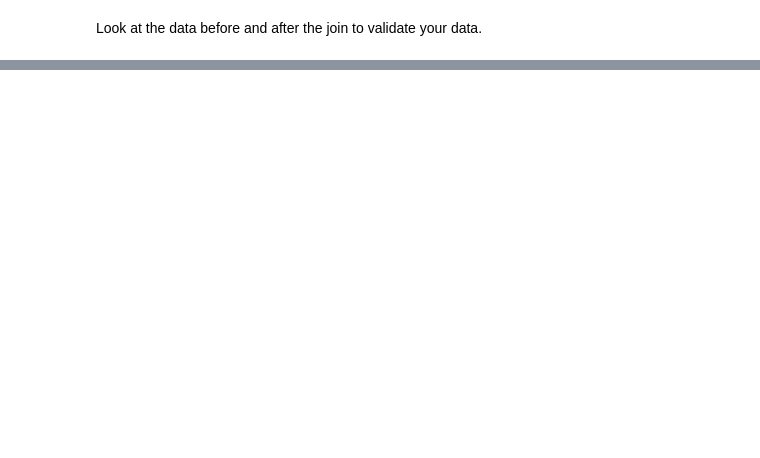
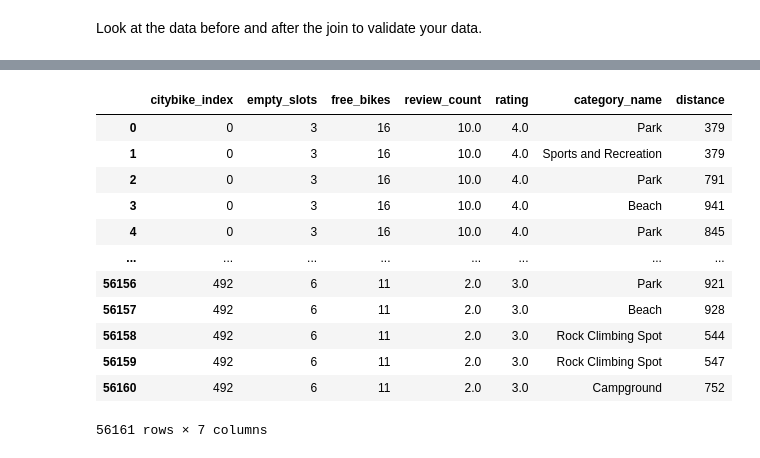
Before and after one commit to Frood-for-Thought/LHL-Statistical-Modelling-with-Python-Project, a Jupyter notebook: notebooks/joining_data.ipynb, the cells around one changed output, grey strips where cells are left out. Drawn from its saved outputs; the diff is of its cells as text; code cells hidden in the pictures; blank space fills up the shorter version.

Commit message:
joined all the tables

```diff
--- a/notebooks/joining_data.ipynb
+++ b/notebooks/joining_data.ipynb
@@ -169,0 +250,7 @@ Look at the data before and after the join to validate your data.
+# %%
+left = bike_df
+right = foursquare_park_df
+bike_fs_df = pd.merge(left, right, on='citybike_index')
+# %%
+bike_fs_df_tojoin = bike_fs_df[['citybike_index', 'category_name', 'distance']]
+bike_fs_df_tojoin
@@ -169,0 +271,4 @@ Look at the data before and after the join to validate your data.
+# %%
+# review_count and rating of park locations near bike
+bike_yelp_df_tojoin = bike_yelp_df[['citybike_index', 'empty_slots', 'free_bikes', 'review_count', 'rating']]
+bike_yelp_df_tojoin
@@ -169,0 +289,20 @@ Look at the data before and after the join to validate your data.
+# %%
+left = bike_yelp_df_tojoin
+right = bike_fs_df_tojoin
+bike_yelp_fs_db = pd.merge(left, right, on='citybike_index')
+# %%
+bike_yelp_fs_db
+# %% [output]
+|  | citybike_index | empty_slots | free_bikes | review_count | rating | category_name | distance |
+| 0 | 0 | 3 | 16 | 10.0 | 4.0 | Park | 379 |
+| 1 | 0 | 3 | 16 | 10.0 | 4.0 | Sports and Recreation | 379 |
+| 2 | 0 | 3 | 16 | 10.0 | 4.0 | Park | 791 |
+| 3 | 0 | 3 | 16 | 10.0 | 4.0 | Beach | 941 |
+| 4 | 0 | 3 | 16 | 10.0 | 4.0 | Park | 845 |
+| ... | ... | ... | ... | ... | ... | ... | ... |
+| 56156 | 492 | 6 | 11 | 2.0 | 3.0 | Park | 921 |
+| 56157 | 492 | 6 | 11 | 2.0 | 3.0 | Beach | 928 |
+| 56158 | 492 | 6 | 11 | 2.0 | 3.0 | Rock Climbing Spot | 544 |
+| 56159 | 492 | 6 | 11 | 2.0 | 3.0 | Rock Climbing Spot | 547 |
+| 56160 | 492 | 6 | 11 | 2.0 | 3.0 | Campground | 752 |
+56161 rows × 7 columns
```
Also changed, not shown: parts of 11 cells of this notebook, 2 other files.
